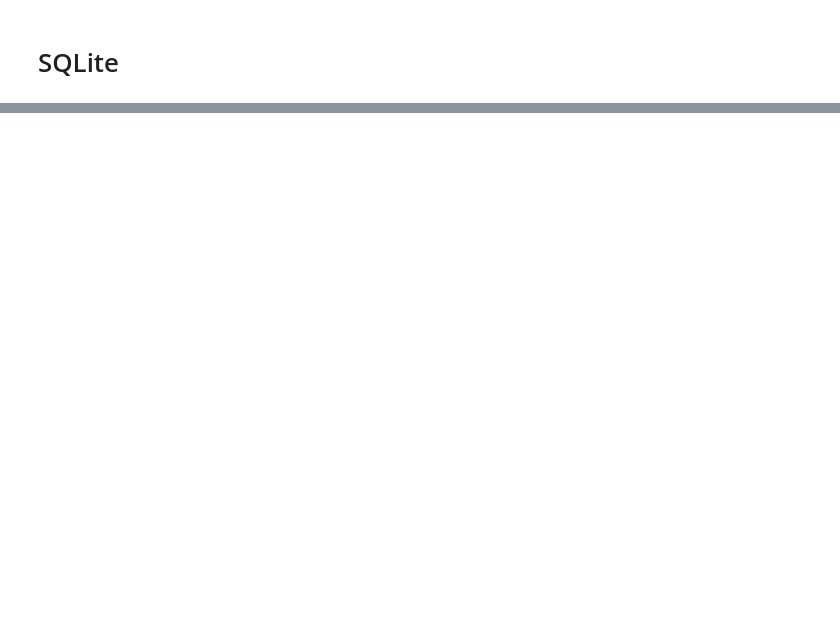
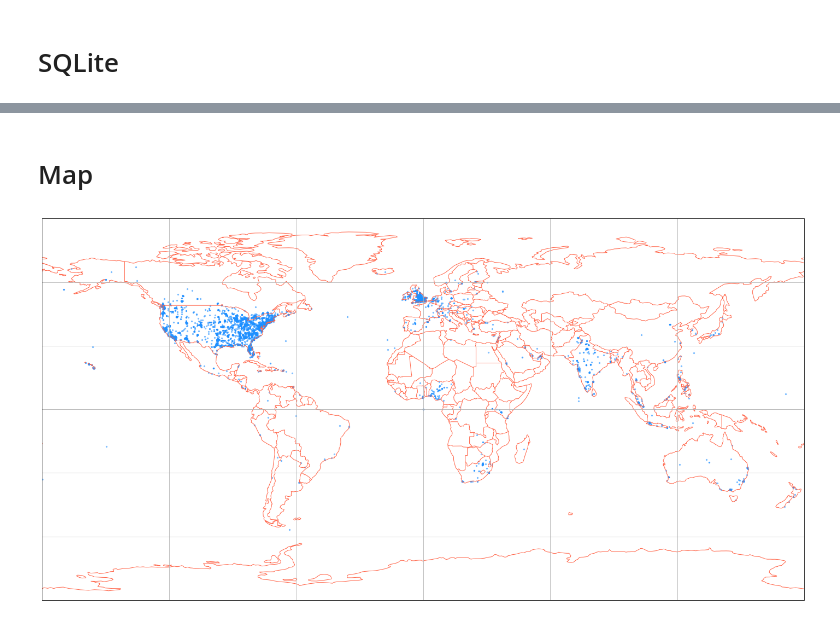
Before and after one commit to shshakib/Twitter-Personality-Prediction, a Jupyter notebook: Twitter.ipynb, the cells around one changed output, grey strips where cells are left out. Saved outputs shown, nothing was run; the diff lists cells and outputs as text; code cells hidden in the pictures; blank space fills up the shorter version.

```diff
--- a/Twitter.ipynb
+++ b/Twitter.ipynb
@@ -221,0 +197,28 @@ db.close()
+# %% [markdown]
+# Map
+# %%
+import matplotlib.pyplot as plt
+import cartopy.crs as crs
+import cartopy.feature as cfeature
+
+fig = plt.figure(figsize=(25,40))
+
+#ax = fig.add_subplot(1,1,1, projection=crs.Robinson())
+ax = fig.add_subplot(1,1,1, projection=crs.PlateCarree())
+
+ax.set_global()
+#ax.stock_img()
+
+ax.add_feature(cfeature.COASTLINE, edgecolor="tomato")
+ax.add_feature(cfeature.BORDERS, edgecolor="tomato")
+ax.gridlines()
+
+plt.scatter(x=df.long, y=df.lat,
+            color="dodgerblue",
+            s=5,
+            alpha=0.5,
+            transform=crs.PlateCarree()) ## Important
+
+plt.show()
+# %% [output]
+[figure, added]
```
Also changed, not shown: parts of 9 cells of this notebook, 1 other file.
